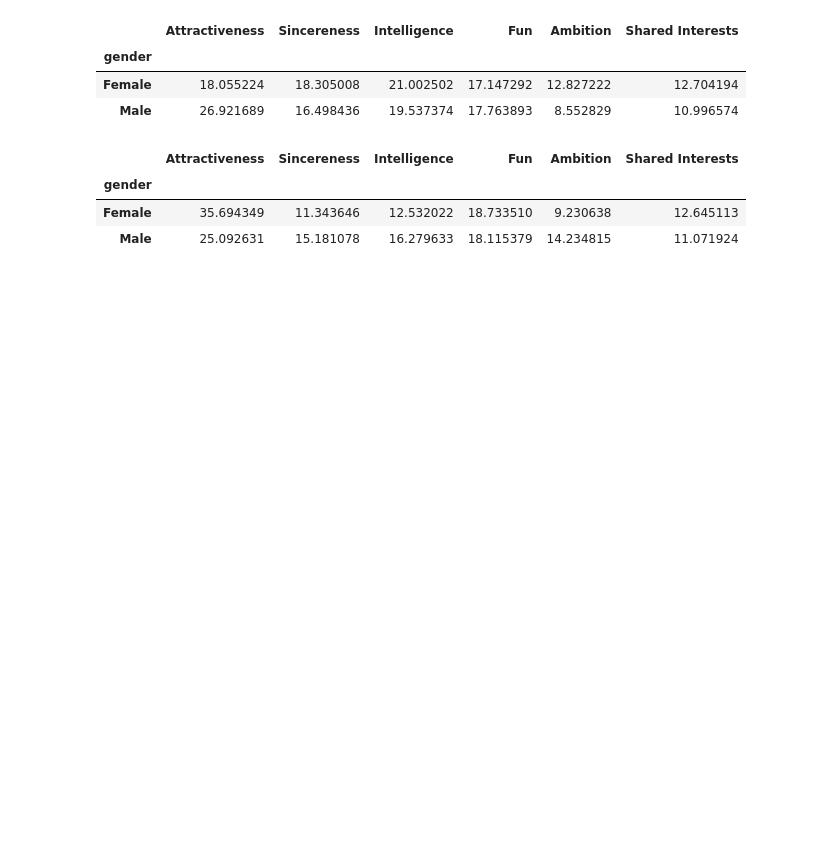
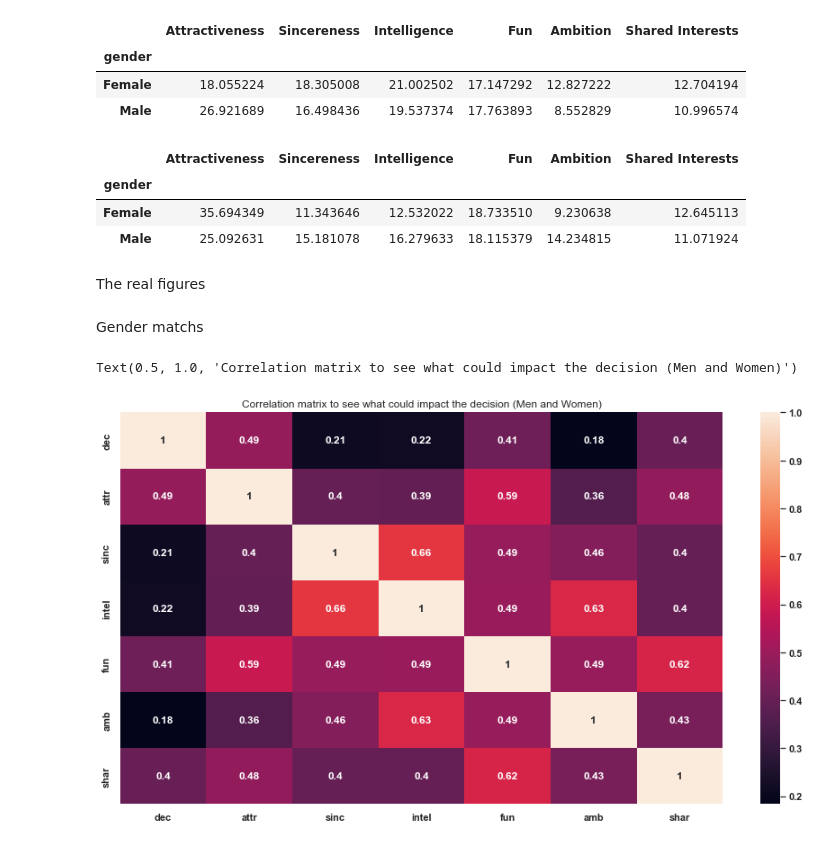
Before and after one commit to dafrd/speed-dating, a Jupyter notebook: analyze.ipynb, the cells around one changed output. Saved outputs shown, nothing was run; the diff lists cells and outputs as text; code cells hidden in the pictures; blank space fills up the shorter version.

```diff
--- a/analyze.ipynb
+++ b/analyze.ipynb
@@ -228,3 +226,7 @@ fig.add_trace(go.Bar(y=partner_interest.iloc[0], x=partner_interest.columns.valu
 fig.add_trace(go.Bar(y=partner_interest.iloc[1], x=partner_interest.columns.values, name='Males'))
 
 fig.show()
+# %% [markdown]
+The real figures
+# %% [markdown]
+Gender matchs
@@ -230,0 +260,8 @@ fig.show()
+# %%
+df_corr = df[['dec', 'attr','sinc','intel','fun','amb','shar']].corr()
+f, ax = plt.subplots(figsize=(15, 8))
+sns.heatmap(df_corr, annot=True)
+plt.title("Correlation matrix to see what could impact the decision (Men and Women)")
+# %% [output]
+Text(0.5, 1.0, 'Correlation matrix to see what could impact the decision (Men and Women)')
+[figure, added]
```
Also changed, not shown: parts of 28 cells of this notebook.
